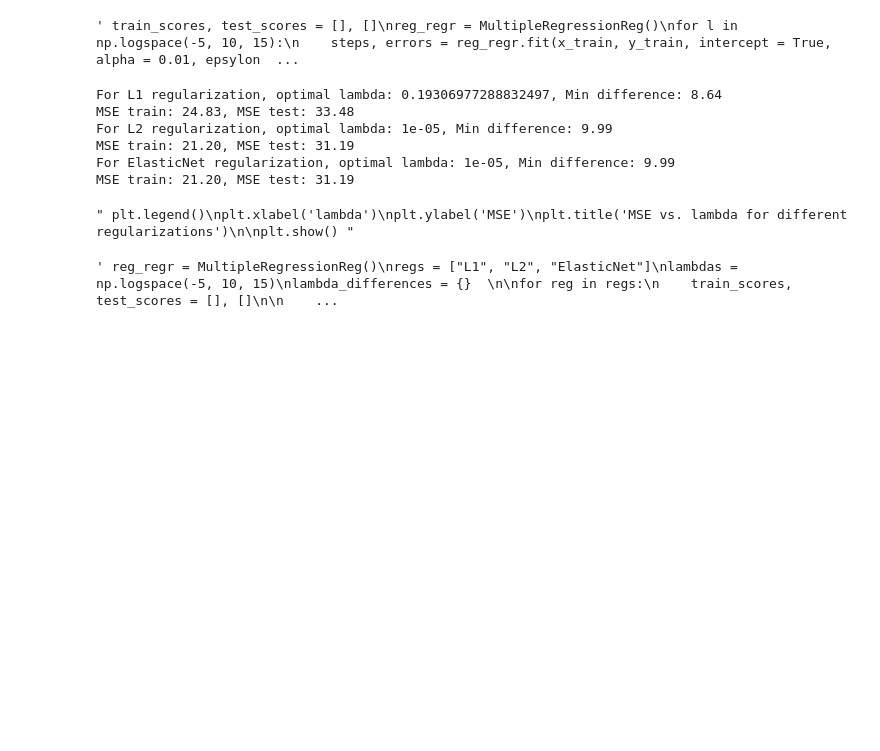
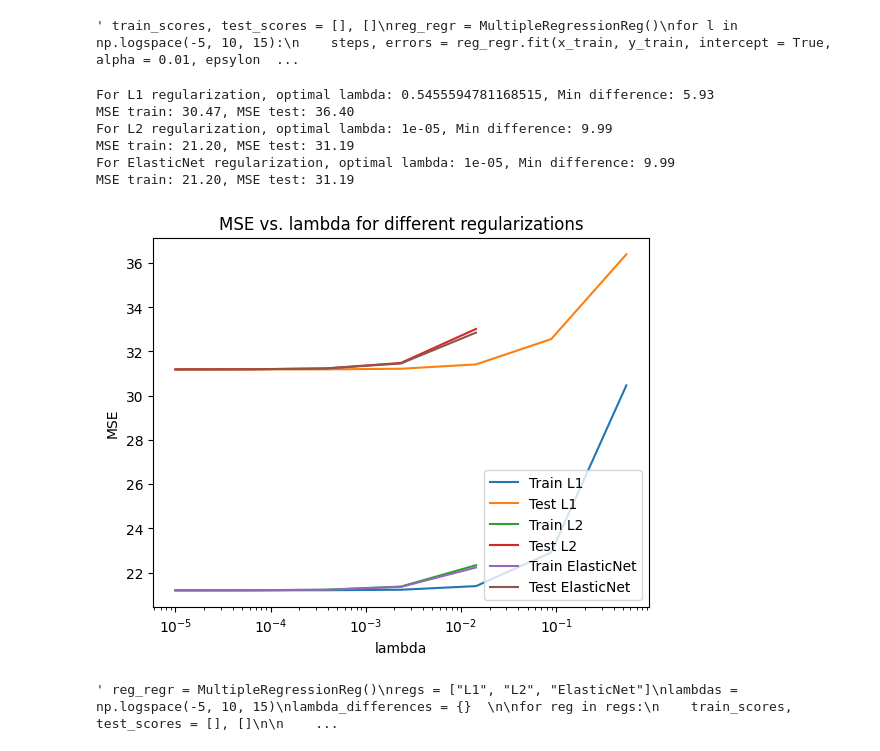
Before and after one commit to Ghostikxd/4.1_labs, a Jupyter notebook: SII/lab3/lab3.ipynb, the cells around one changed output. Drawn from its saved outputs; the diff is of its cells as text; code cells hidden in the pictures; blank space fills up the shorter version.

```diff
--- a/SII/lab3/lab3.ipynb
+++ b/SII/lab3/lab3.ipynb
@@ -88,71 +88,58 @@ plt.plot(test_scores, 'r') """
 # %%
 reg_regr = MultipleRegressionReg()
 regs = ["L1", "L2", "ElasticNet"]
-lambdas = np.logspace(-5, 10, 15)
+lambdas = np.logspace(-5, 10, 20)
 
 lambda_differences = {}
 best_results = {reg: {'lambda': None, 'min_difference': float('inf'), 'MSE_train': None, 'MSE_test': None} for reg in regs}
+train_scores_all = {reg: [] for reg in regs}
+test_scores_all = {reg: [] for reg in regs}
 
 for reg in regs:
-    train_scores, test_scores = [],[]
-
     for l in lambdas:
         steps, errors = reg_regr.fit(x_train, y_train, intercept=True, alpha=0.01, epsylon=0.00001, max_steps=1000, reg=reg, lam=l, rho=0.1)
         x_i = x_train.copy()
-        x_i.insert(0, "intercept", np.ones((x_i.shape[0],1)), allow_duplicates=True)
+        x_i.insert(0, "intercept", np.ones((x_i.shape[0], 1)), allow_duplicates=True)
         x_i_test = x_test.copy()
-        x_i_test.insert(0, "intercept", np.ones((x_i_test.shape[0],1)), allow_duplicates=True)
-
+        x_i_test.insert(0, "intercept", np.ones((x_i_test.shape[0], 1)), allow_duplicates=True)
         mse_train = reg_regr.MSE(x_i, y_train)
         mse_test = reg_regr.MSE(x_i_test, y_test)
-
         difference = abs(mse_train - mse_test)
 
         if mse_train < 40 and mse_test < 40:
-            train_scores.append(mse_train)
-            test_scores.append(mse_test)
-
+            train_scores_all[reg].append(mse_train)
+            test_scores_all[reg].append(mse_test)
 
         if difference < best_results[reg]['min_difference'] and mse_train < 40 and mse_test < 40:
             best_results[reg]['min_difference'] = difference
             best_results[reg]['lambda'] = l
             best_results[reg]['MSE_train'] = mse_train
             best_results[reg]['MSE_test'] = mse_test
 
-    if not lambda_differences:
-        lambda_differences = {}
 
-    for i, mse_train in enumerate(train_scores):
-        mse_test = test_scores[i]
-        lambda_differences[lambdas[i]] = abs(mse_train - mse_test)
-
-    min_lambda = min(lambda_differences, key=lambda x: lambda_differences[x])
-    min_difference = lambda_differences[min_lambda]
-
-    print(f"For {reg} regularization, optimal lambda: {min_lambda:.2f}, Min difference: {min_difference:.2f}")
-    print(f"MSE train: {mse_train:.2f}, MSE test: {mse_test:.2f}")
-    plt.semilogx(lambdas, train_scores, label=f"Train {reg}")
-    plt.semilogx(lambdas, test_scores, label=f"Test {reg}")
-
+for reg, train_scores in train_scores_all.items():
+    test_scores = test_scores_all[reg]
+    if train_scores and test_scores and len(train_scores) == len(test_scores):
+        plt.semilogx(lambdas[:len(train_scores)], train_scores, label=f"Train {reg}")
+        plt.semilogx(lambdas[:len(test_scores)], test_scores, label=f"Test {reg}")
 
 for reg, results in best_results.items():
     print(f"For {reg} regularization, optimal lambda: {results['lambda']}, Min difference: {results['min_difference']:.2f}")
     print(f"MSE train: {results['MSE_train']:.2f}, MSE test: {results['MSE_test']:.2f}")
 
 plt.legend()
 plt.xlabel('lambda')
 plt.ylabel('MSE')
 plt.title('MSE vs. lambda for different regularizations')
-
 plt.show()
 # %% [output]
-For L1 regularization, optimal lambda: 0.19306977288832497, Min difference: 8.64
-MSE train: 24.83, MSE test: 33.48
+For L1 regularization, optimal lambda: 0.5455594781168515, Min difference: 5.93
+MSE train: 30.47, MSE test: 36.40
 For L2 regularization, optimal lambda: 1e-05, Min difference: 9.99
 MSE train: 21.20, MSE test: 31.19
 For ElasticNet regularization, optimal lambda: 1e-05, Min difference: 9.99
 MSE train: 21.20, MSE test: 31.19
-" plt.legend()\nplt.xlabel('lambda')\nplt.ylabel('MSE')\nplt.title('MSE vs. lambda for different regularizations')\n\nplt.show() "
+[figure, added]
 # %%
 """ reg_regr = MultipleRegressionReg()
 regs = ["L1", "L2", "ElasticNet"]
```
Also changed, not shown: 2 other files.
